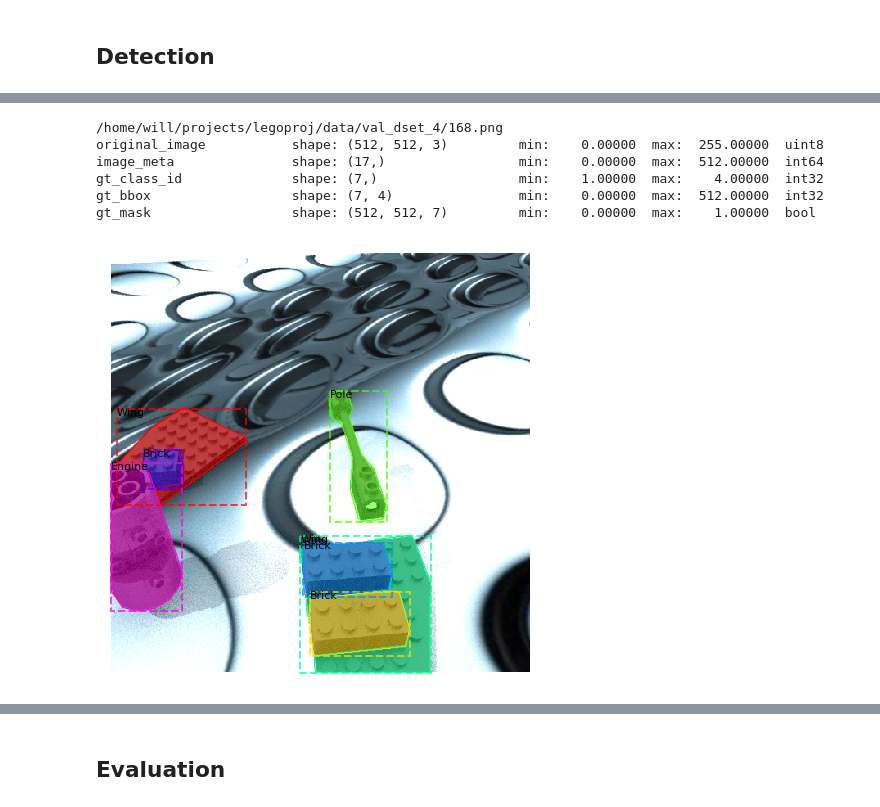
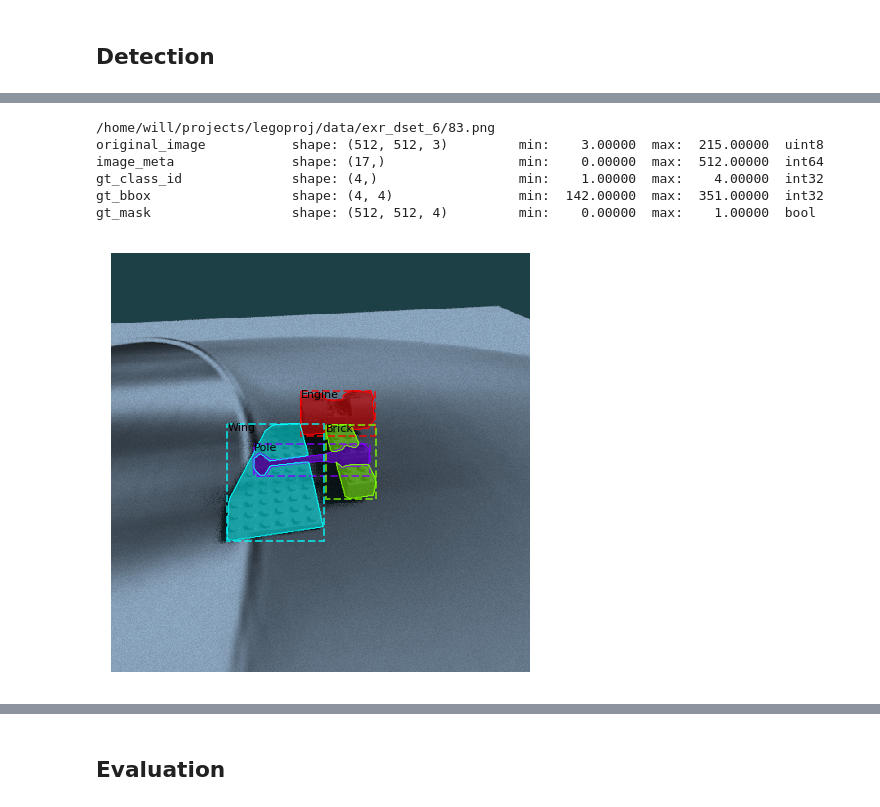
Before and after one commit to WHSnyder/Brickthrough, a Jupyter notebook: mlmodels/retrain.ipynb, the cells around one changed output, grey strips where cells are left out. Saved outputs shown, nothing was run; the diff lists cells and outputs as text; code cells hidden in the pictures.

```diff
--- a/mlmodels/retrain.ipynb
+++ b/mlmodels/retrain.ipynb
@@ -102,7 +102,7 @@ class PiecesConfig(Config):
     RPN_ANCHOR_SCALES = (8, 16, 64, 128, 256)  # anchor side in pixels
 
     # Aim to allow ROI sampling to pick 33% positive ROIs.
-    TRAIN_ROIS_PER_IMAGE = 60
+    TRAIN_ROIS_PER_IMAGE = 40
 
     #MASK_SHAPE = [28,28]
 
@@ -110,10 +110,10 @@ class PiecesConfig(Config):
     MASK_SHAPE = [64, 64]
 
     # set number of epoch
-    STEPS_PER_EPOCH = 100
+    STEPS_PER_EPOCH = 150
 
     # set validation steps
-    VALIDATION_STEPS = 10
+    VALIDATION_STEPS = 15
 
     MAX_GT_INSTANCES = 15
 
@@ -122,7 +122,7 @@ class PiecesConfig(Config):
 
     BACKBONE_STRIDES = [4, 8, 16, 32, 64]
 
-    LOSS_WEIGHTS = {'rpn_class_loss': 1.0, 'rpn_bbox_loss': 1.0, 'mrcnn_class_loss': 1.0, 'mrcnn_bbox_loss': 0.5, 'mrcnn_mask_loss': 2.0}
+    LOSS_WEIGHTS = {'rpn_class_loss': 1.0, 'rpn_bbox_loss': 1.3, 'mrcnn_class_loss': 1.0, 'mrcnn_bbox_loss': 1.0, 'mrcnn_mask_loss': 1.5}
 
 
 
@@ -131,7 +131,7 @@ class InferenceConfig(PiecesConfig):
     # one image at a time. Batch size = GPU_COUNT * IMAGES_PER_GPU
     GPU_COUNT = 1
     IMAGES_PER_GPU = 1
-    DETECTION_MAX_INSTANCES = 15
+    DETECTION_MAX_INSTANCES = 30
     BACKBONE_STRIDES = [4, 8, 16, 32, 64]
 
 
@@ -497,41 +510,41 @@ Use `tf.cast` instead.
 
 
 # Test on a random image
 import scipy
 import skimage.color
 import skimage.io
 import skimage.transform
 import random
 
 random.seed()
-dset = dataset_val
-image_id = random.randint(0,200)
+dset = dataset_test
+image_id = random.randint(0,100)
 
 path,img = dset.load_image(image_id)
 #path = "/home/will/projects/legoproj/data/val_dset_4/206.png"
 #img = skimage.io.imread(path)
 print(path)
 
 original_image, image_meta, gt_class_id, gt_bbox, gt_mask =\
     modellib.load_image_gt(dset, inf_config,
                            image_id, use_mini_mask=False)
 
 log("original_image", original_image)
 log("image_meta", image_meta)
 log("gt_class_id", gt_class_id)
 log("gt_bbox", gt_bbox)
 log("gt_mask", gt_mask)
 
 visualize.display_instances(original_image, gt_bbox, gt_mask, gt_class_id,
                             dset.class_names, figsize=(8, 8))
 # %% [output]
-/home/will/projects/legoproj/data/val_dset_4/168.png
-original_image           shape: (512, 512, 3)         min:    0.00000  max:  255.00000  uint8
+/home/will/projects/legoproj/data/exr_dset_6/83.png
+original_image           shape: (512, 512, 3)         min:    3.00000  max:  215.00000  uint8
 image_meta               shape: (17,)                 min:    0.00000  max:  512.00000  int64
-gt_class_id              shape: (7,)                  min:    1.00000  max:    4.00000  int32
-gt_bbox                  shape: (7, 4)                min:    0.00000  max:  512.00000  int32
-gt_mask                  shape: (512, 512, 7)         min:    0.00000  max:    1.00000  bool
+gt_class_id              shape: (4,)                  min:    1.00000  max:    4.00000  int32
+gt_bbox                  shape: (4, 4)                min:  142.00000  max:  351.00000  int32
+gt_mask                  shape: (512, 512, 4)         min:    0.00000  max:    1.00000  bool
-[figure, old version]
+[figure, new version]
 # %%
 results = model.detect([original_image], verbose=1)
 
```
Also changed, not shown: parts of 13 cells of this notebook, 4 other files.
